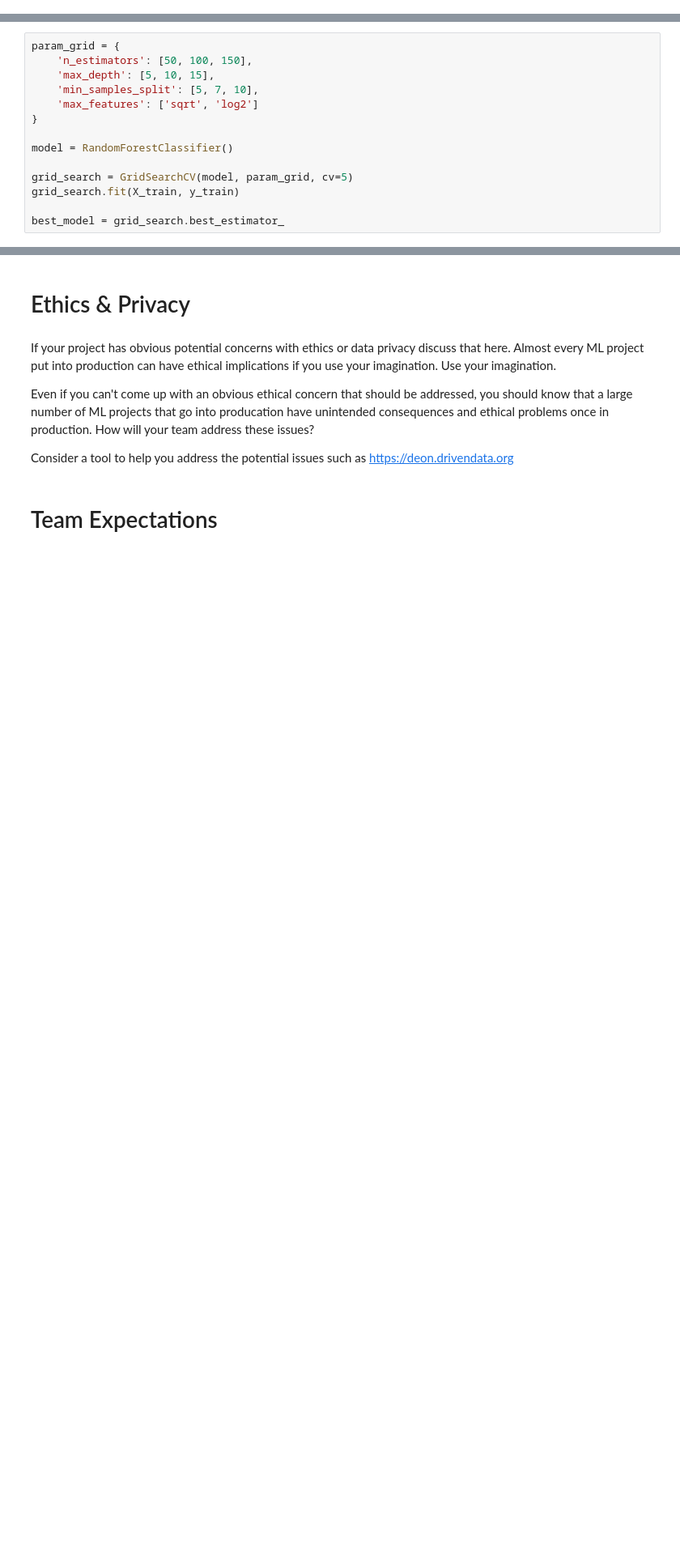
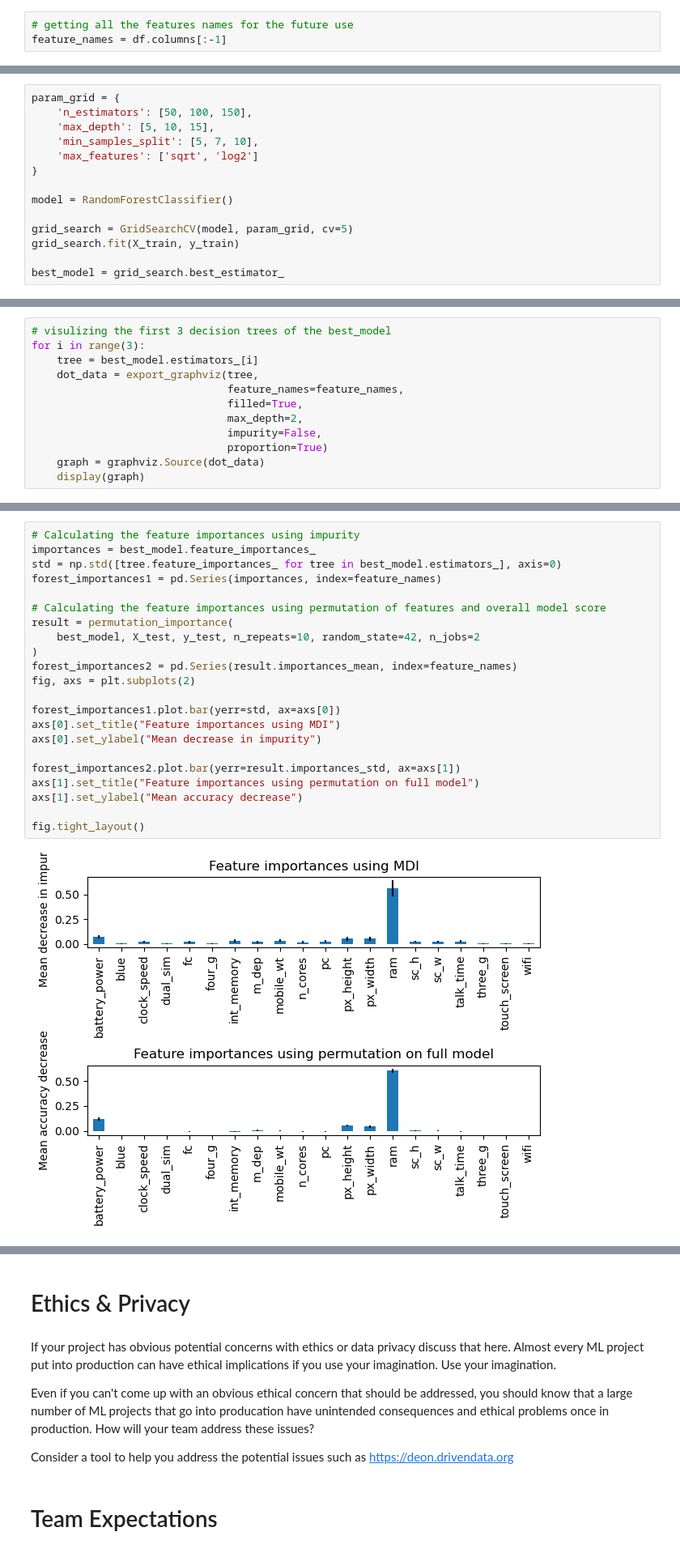
Before and after one commit to COGS118A/Group001-SP23, a Jupyter notebook: Checkpoint_Group001-SP23.ipynb, the cells around one changed output, grey strips where cells are left out. Shown at 81% size. Cells and saved outputs as stored; diff of their text form; blank space fills up the shorter version.

Commit message:
adding some figures and codes
update proposal, add explanations of codes, add visualization of trees, and add feature importance analysis.

```diff
--- a/Checkpoint_Group001-SP23.ipynb
+++ b/Checkpoint_Group001-SP23.ipynb
@@ -132,0 +149,3 @@ df
+# %%
+# getting all the features names for the future use
+feature_names = df.columns[:-1]
@@ -186,0 +213,12 @@ Accuracy: 0.8625
+# %%
+# visulizing the first 3 decision trees of the best_model
+for i in range(3):
+    tree = best_model.estimators_[i]
+    dot_data = export_graphviz(tree,
+                               feature_names=feature_names,
+                               filled=True,
+                               max_depth=2,
+                               impurity=False,
+                               proportion=True)
+    graph = graphviz.Source(dot_data)
+    display(graph)
@@ -186,0 +231,24 @@ Accuracy: 0.8625
+# %%
+# Calculating the feature importances using impurity
+importances = best_model.feature_importances_
+std = np.std([tree.feature_importances_ for tree in best_model.estimators_], axis=0)
+forest_importances1 = pd.Series(importances, index=feature_names)
+
+# Calculating the feature importances using permutation of features and overall model score
+result = permutation_importance(
+    best_model, X_test, y_test, n_repeats=10, random_state=42, n_jobs=2
+)
+forest_importances2 = pd.Series(result.importances_mean, index=feature_names)
+fig, axs = plt.subplots(2)
+
+forest_importances1.plot.bar(yerr=std, ax=axs[0])
+axs[0].set_title("Feature importances using MDI")
+axs[0].set_ylabel("Mean decrease in impurity")
+
+forest_importances2.plot.bar(yerr=result.importances_std, ax=axs[1])
+axs[1].set_title("Feature importances using permutation on full model")
+axs[1].set_ylabel("Mean accuracy decrease")
+
+fig.tight_layout()
+# %% [output]
+[figure, added]
```
Also changed, not shown: parts of 28 cells of this notebook, 2 other files.
